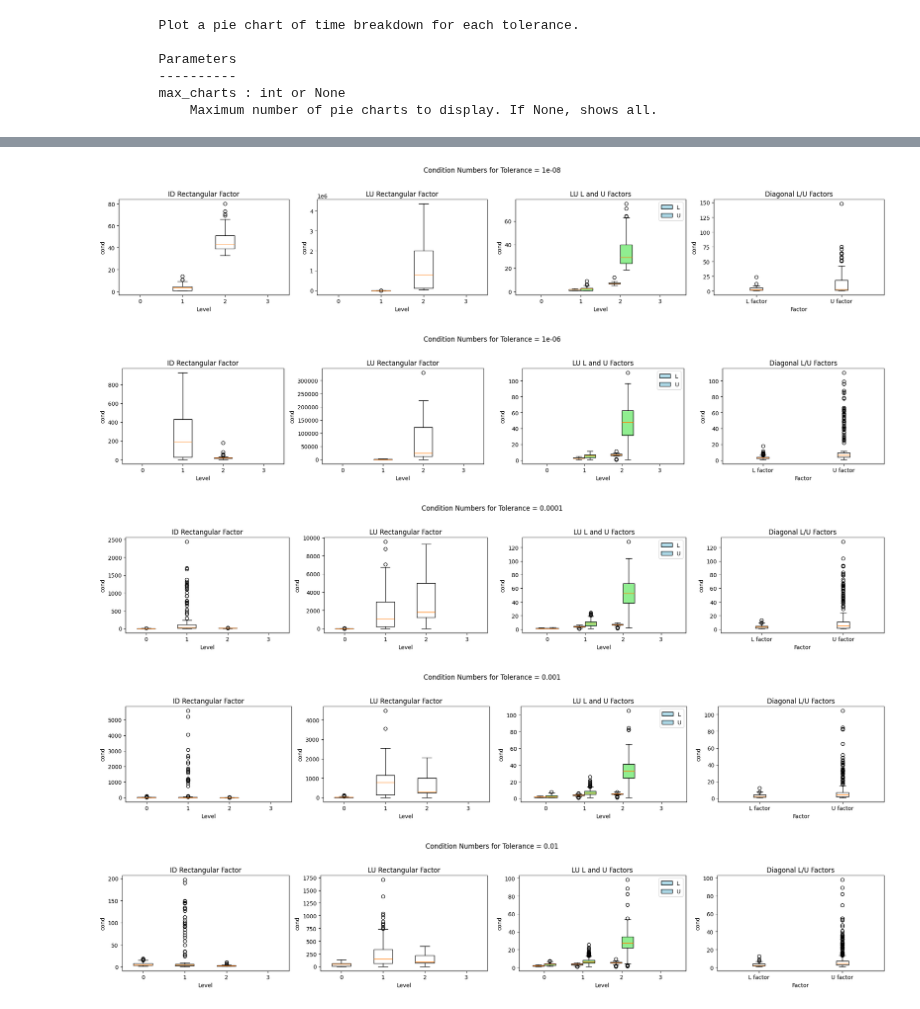
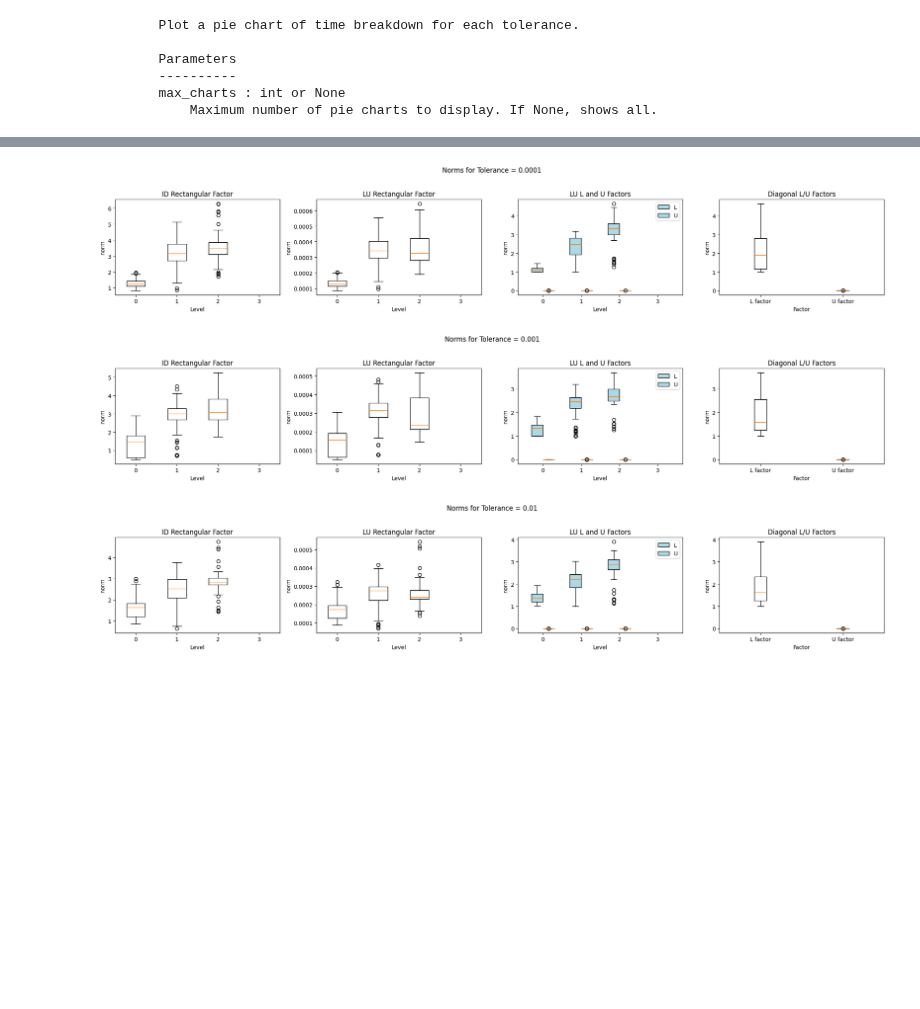
Before and after one commit to ignacia-fp/rsrs-exps, a Jupyter notebook: test_rsrs.ipynb, the cells around one changed output, grey strips where cells are left out. Cells and saved outputs as stored; diff of their text form; code cells hidden in the pictures; blank space fills up the shorter version.

```diff
--- a/test_rsrs.ipynb
+++ b/test_rsrs.ipynb
@@ -26,7 +26,7 @@ print(RSRSBenchmarkConfig.__init__.__doc__)
 ## Generate the test case either to run the test or retrieve results
 ## recommendations: if operator_type = 5, and if ref_level = 8, pick depth = 4 (this is a problem of around 500k dofs)
 ## if ref_level = 9, pick depth = 5 (this is a problem of around 2MM dofs)
-config = RSRSBenchmarkConfig(operator_type=5, dim_arg_type=3, ref_level=0.05, depth=3, min_level = 1, factors_cn = True, max_tree_depth=4)
+config = RSRSBenchmarkConfig(operator_type=5, dim_arg_type=3, ref_level=5, depth=3, min_level = 1, factors_cn = True, op_stabilisation=0.0001)
 # %%
 ## Generate the shell script (disable it unless you want to run the test)
 config.generate_bash_script("run_test.sh")
@@ -126,8 +122,6 @@ config.plot_time_breakdown_piecharts()
 # %%
-config.plot_condition_numbers()
+config.plot_factor_metrics(metric = "norm")
 # %% [output]
-[figure, old version]
+[figure, new version]
-[figure, old version]
+[figure, new version]
-[figure, old version]
+[figure, new version]
-[figure, removed]
-[figure, removed]
```
Also changed, not shown: parts of 16 cells of this notebook, 4 other files.
